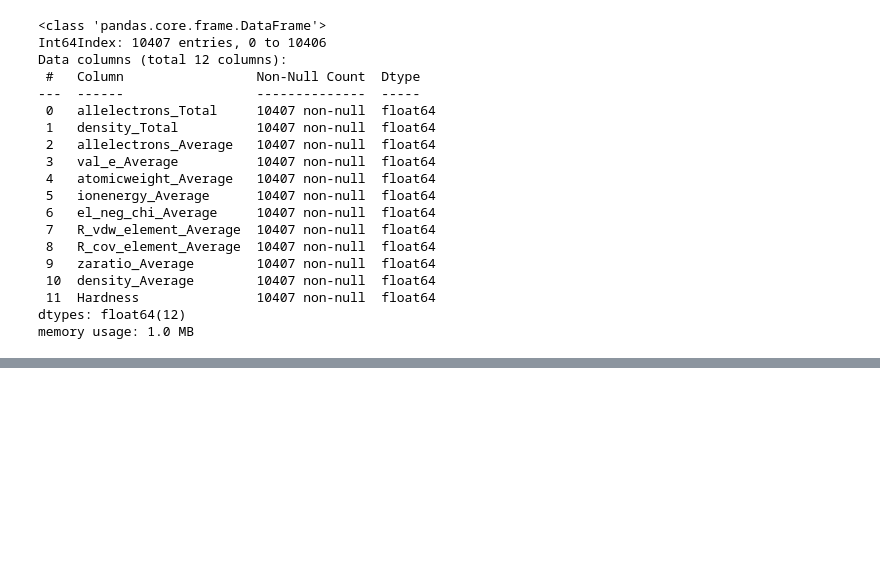
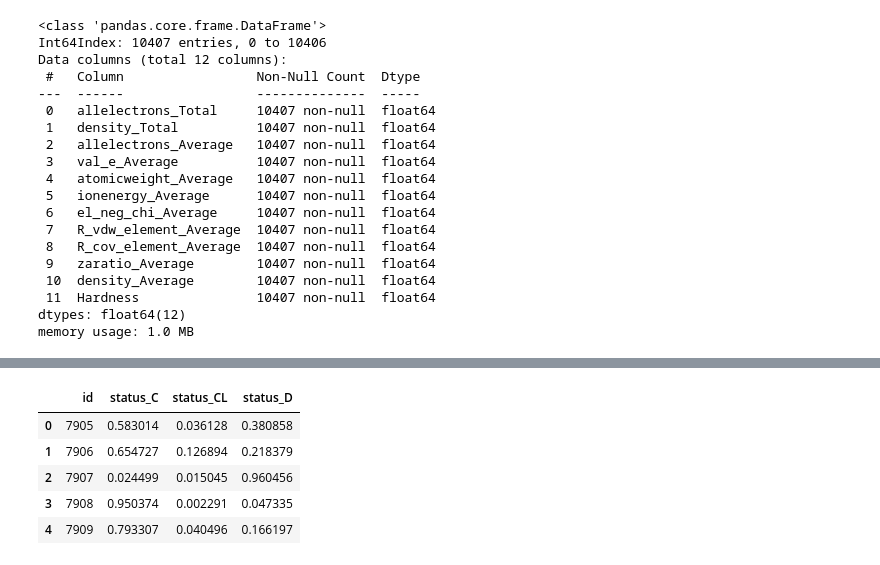
Before and after one commit to ananthrn/kaggle_submissions, a Jupyter notebook: playground/Kaggle_playground_s3e26_cirhossis.ipynb, the cells around one changed output, grey strips where cells are left out. Cells and saved outputs as stored; diff of their text form; code cells hidden in the pictures; blank space fills up the shorter version.

```diff
--- a/playground/Kaggle_playground_s3e26_cirhossis.ipynb
+++ b/playground/Kaggle_playground_s3e26_cirhossis.ipynb
@@ -559,0 +1035,3 @@ Median Absolute Error of Linear Regression :  1.0304540934976743
+# %%
+sub_lgbm_df = get_model_predictions(lgbm_clf, X, y.map({"C": 0, "CL": 1, "D": 2}), test_data, classes=["C", "CL", "D"])
+# sub_lgbm_df.to_csv("./sample_data/playground-series-s3e26/submission_lgbm.csv", index=False)
@@ -559,0 +1056,9 @@ Median Absolute Error of Linear Regression :  1.0304540934976743
+# %%
+sub_lgbm_df.head()
+# %% [output]
+|  | id | status_C | status_CL | status_D |
+| 0 | 7905 | 0.583014 | 0.036128 | 0.380858 |
+| 1 | 7906 | 0.654727 | 0.126894 | 0.218379 |
+| 2 | 7907 | 0.024499 | 0.015045 | 0.960456 |
+| 3 | 7908 | 0.950374 | 0.002291 | 0.047335 |
+| 4 | 7909 | 0.793307 | 0.040496 | 0.166197 |
```
Also changed, not shown: parts of 31 cells of this notebook.
